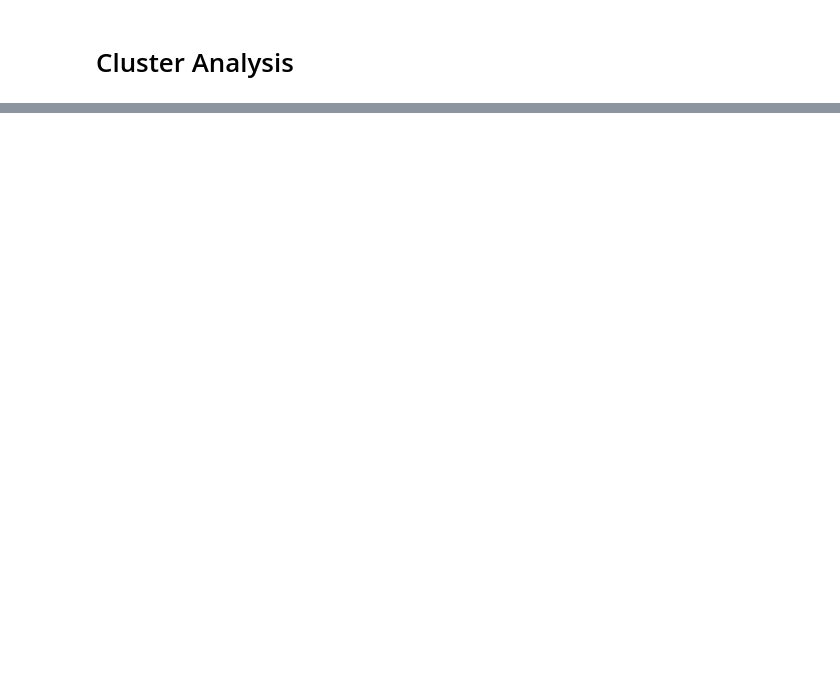
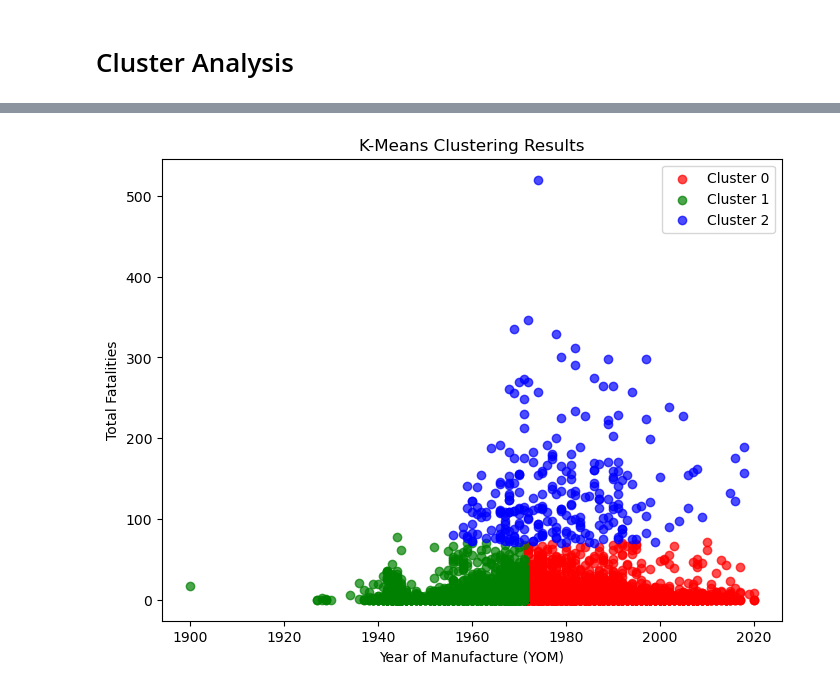
Before and after one commit to heitorgaf/Machine-Learning-for-Business, a Jupyter notebook: MLBus_HDipData_CA1.ipynb, the cells around one changed output, grey strips where cells are left out. Saved outputs shown, nothing was run; the diff lists cells and outputs as text; code cells hidden in the pictures; blank space fills up the shorter version.

```diff
--- a/MLBus_HDipData_CA1.ipynb
+++ b/MLBus_HDipData_CA1.ipynb
@@ -1116,2 +1117,4 @@ MAPE(y_true, predictions)
 # %% [markdown]
 # Cluster Analysis
+# %%
+cluster_df = df.copy()
@@ -1117,0 +1149,27 @@ MAPE(y_true, predictions)
+# %%
+# Based on the elbow graph, select the optimal number of clusters
+optimal_clusters = 3  # Adjust based on the elbow graph
+kmeans = KMeans(n_clusters=optimal_clusters, init='k-means++', max_iter=300, n_init=10, random_state=0)
+kmeans.fit(scaled_features)
+
+# Get cluster assignments for each data point
+labels = kmeans.labels_
+
+# Define colors for each cluster
+cluster_colors = ['red', 'green', 'blue']
+
+# Add the cluster labels to the original dataset
+cluster_df['KMeans_labels'] = kmeans.labels_
+
+# Visualize the clusters using a scatter plot
+plt.figure(figsize=(8, 6))
+for i in range(optimal_clusters):
+    plt.scatter(features['YOM'][labels == i], features['Total fatalities'][labels == i], label=f'Cluster {i}', c=cluster_colors[i], alpha=0.7)
+
+plt.title('K-Means Clustering Results')
+plt.xlabel('Year of Manufacture (YOM)')
+plt.ylabel('Total Fatalities')
+plt.legend()
+plt.show()
+# %% [output]
+[figure, added]
```
Also changed, not shown: parts of 71 cells of this notebook.
